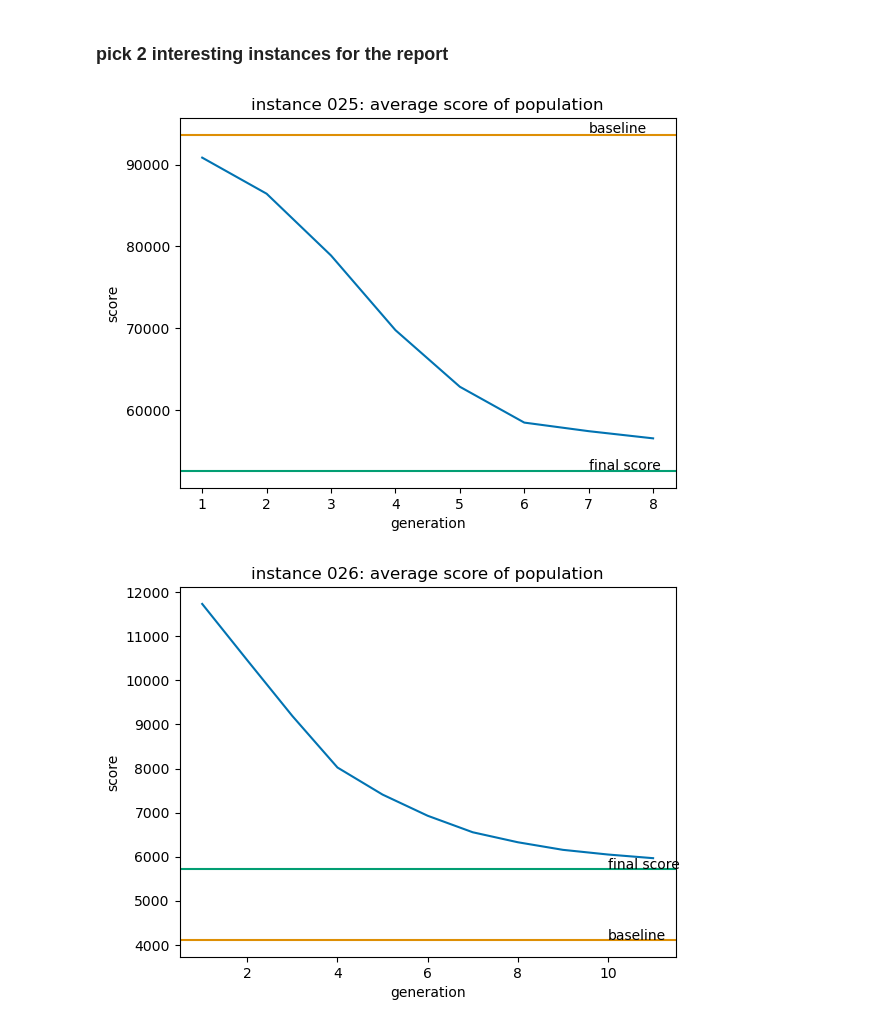
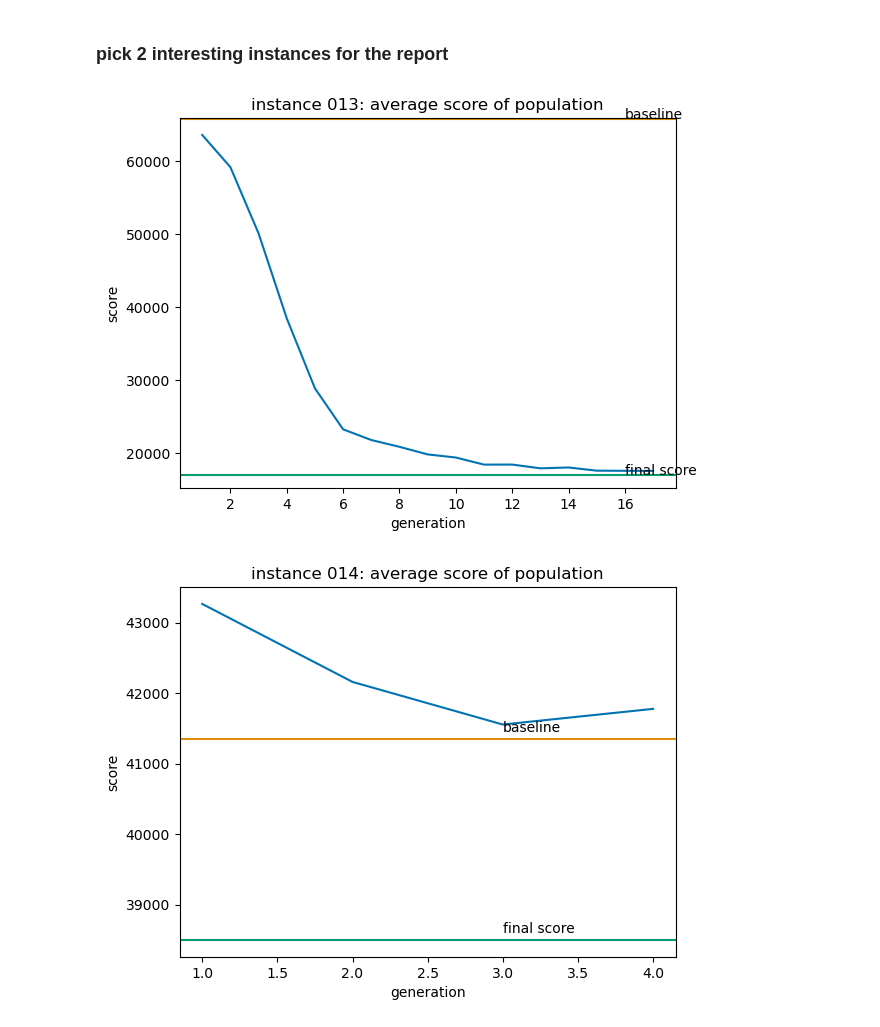
Before and after one commit to HolzingerAlexander/HeuristicOptimization, a Jupyter notebook: GA.ipynb, the cells around one changed output. Drawn from its saved outputs; the diff is of its cells as text; code cells hidden in the pictures.

Commit message:
analysis and test results of GA

```diff
--- a/GA.ipynb
+++ b/GA.ipynb
@@ -148,7 +148,7 @@ for p in problem_instances:
     node_impact_orig, node_degree_orig, plex_assignment, edges_n1, edges_n2, edge_weights, edge_assignment_orig, s, n, m = create_problem_instance(path)
 
     start = time.time()
-    test, avg_traj = GA(59, 19, False, 38, 2, 0.020278, node_impact_orig, node_degree_orig, edge_assignment_orig, edge_weights, s)
+    test, avg_traj = GA(59, 19, False, 38, 2, 0.020278, node_impact_orig, node_degree_orig, edge_assignment_orig, edge_weights, s, trajectory = True)
 
     test_results.append({"Instance": p,
                          "result": test,
@@ -260,25 +260,25 @@ for inst_id in ga_results["instance_ID"]:
 # %% [markdown]
 ### pick 2 interesting instances for the report
 # %%
-for inst_id in ["025", "026"]:
+for inst_id in ["013", "014", "035"]:
     baseline = ga_results["baseline"].loc[ga_results["instance_ID"]==inst_id].values[0]
     trajectory = ga_results["trajectory"].loc[ga_results["instance_ID"]==inst_id].values[0]
     final_score = ga_results["score"].loc[ga_results["instance_ID"]==inst_id].values[0]
 
     g = sns.lineplot(x=range(1,len(trajectory)+1), y=trajectory, color = '#0173b2')
     g.axhline(y = baseline,    # Line on y = 0.2
                xmin = 0, # From the left
                xmax = 1, color = '#de8f05')
     g.annotate('baseline', xy = (len(trajectory)-1, baseline+baseline*0.0025))
     g.axhline(y = final_score,    # Line on y = 0.2
                xmin = 0, # From the left
                xmax = 1, color = "#029e73", label = "test")
     g.annotate('final score', xy = (len(trajectory)-1, final_score+final_score*0.0025))
     g.set_title("instance "+inst_id+': average score of population')
     g.set(xlabel='generation', ylabel='score')
     #
     plt.savefig("GA_"+inst_id+".png")
     plt.show()
 # %% [output]
-[figure, old version]
+[figure, new version]
-[figure, old version]
+[figure, new version]
```
Also changed, not shown: parts of 4 cells of this notebook, 1 other file.
